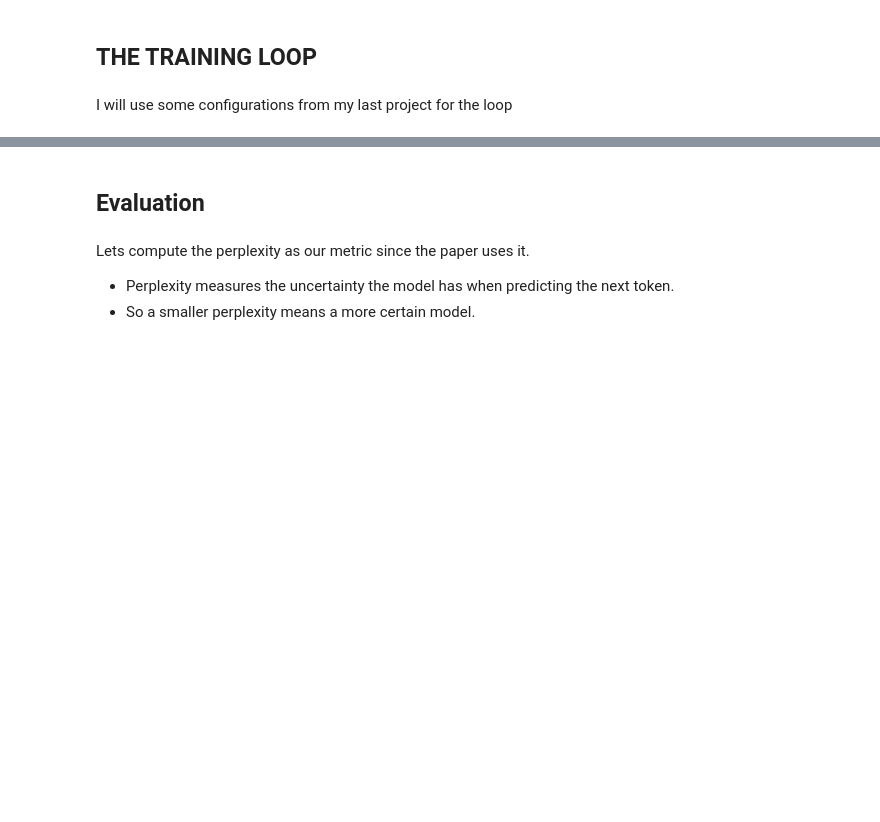
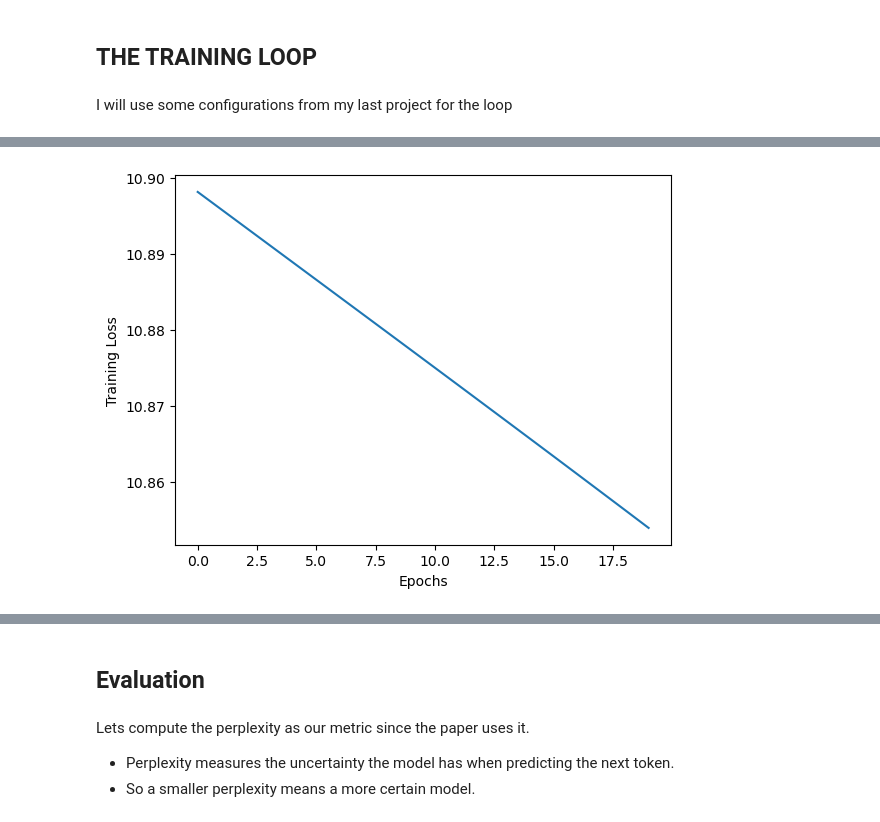
Before and after one commit to SHIXOOM/Language-Modeling-from-Scratch, a Jupyter notebook: Neural Probabilistic Language Model/Neural Probabilistic Language Model.ipynb, the cells around one changed output, grey strips where cells are left out. Drawn from its saved outputs; the diff is of its cells as text; code cells hidden in the pictures; blank space fills up the shorter version.

```diff
--- a/Neural Probabilistic Language Model/Neural Probabilistic Language Model.ipynb
+++ b/Neural Probabilistic Language Model/Neural Probabilistic Language Model.ipynb
@@ -700,0 +738,7 @@ for epoch in range(epochs):
+# %%
+plt.plot(range(len(train_epoch_loss)), train_epoch_loss)
+plt.xlabel("Epochs")
+plt.ylabel("Training Loss")
+plt.show()
+# %% [output]
+[figure, added]
```
Also changed, not shown: parts of 26 cells of this notebook.
